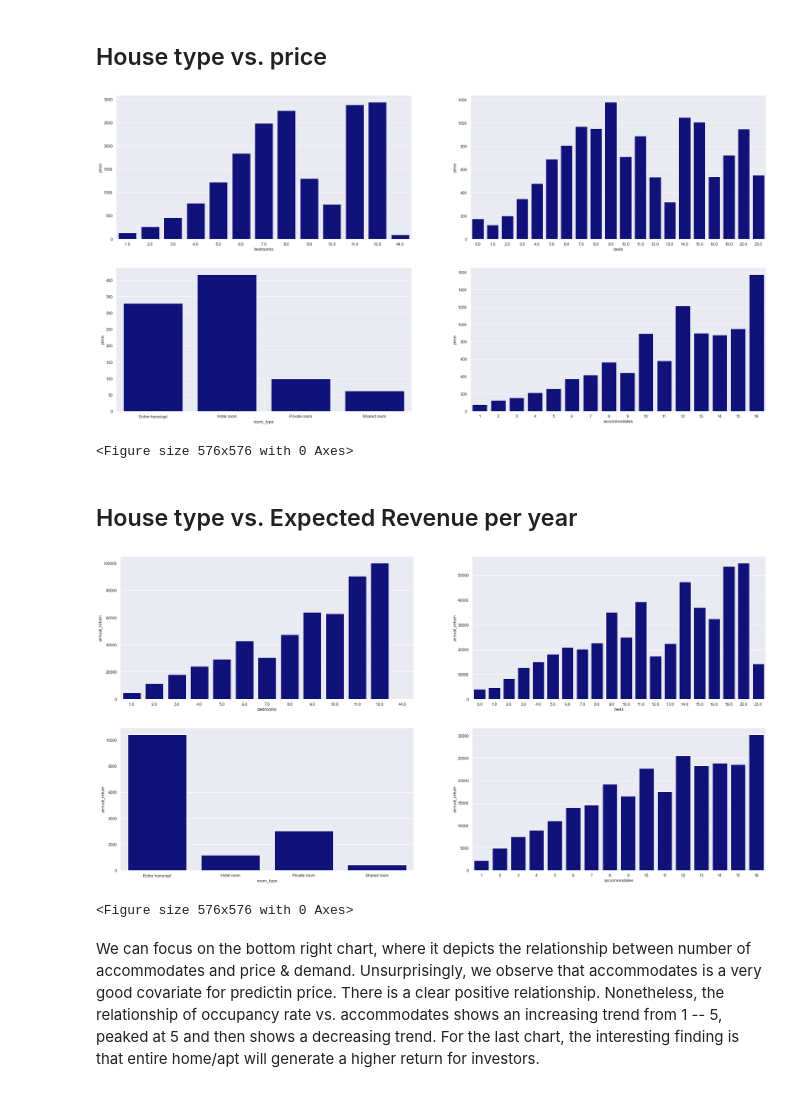
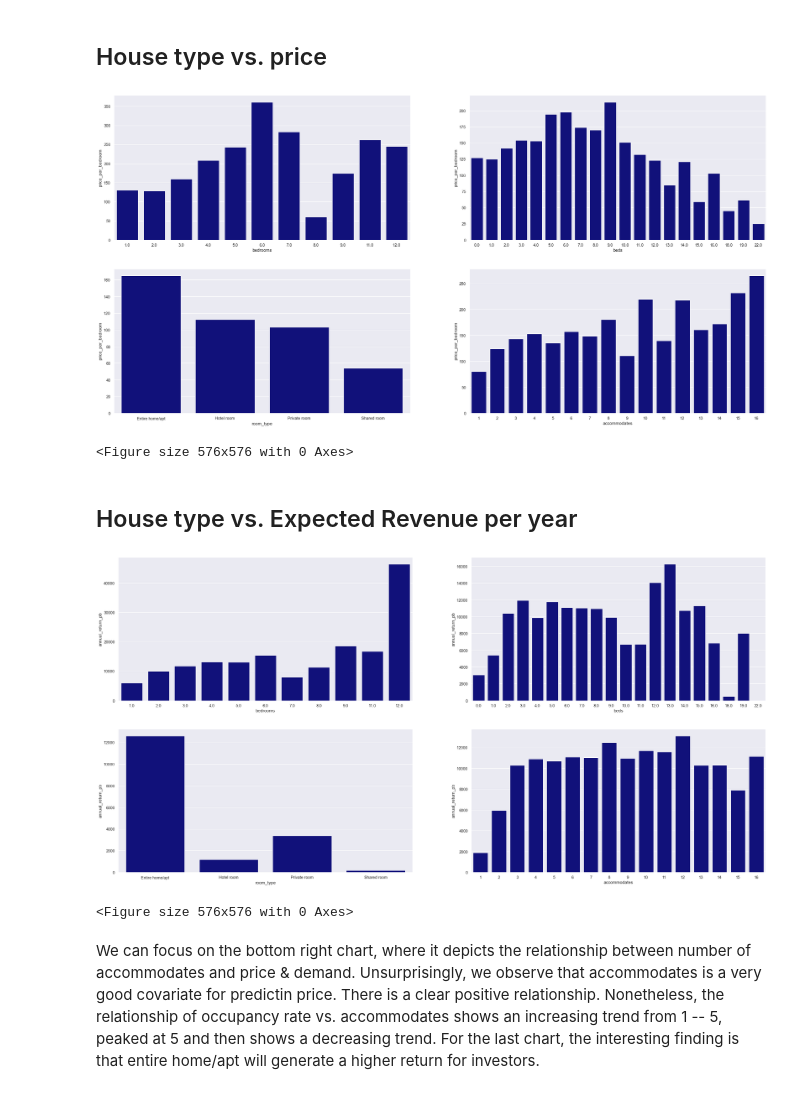
Before and after one commit to luludesun/Airbnb_Capstone, a Jupyter notebook: EDA_Airbnb.ipynb, the cells around one changed output. Cells and saved outputs as stored; diff of their text form; code cells hidden in the pictures.

```diff
--- a/EDA_Airbnb.ipynb
+++ b/EDA_Airbnb.ipynb
@@ -70,2 +197,0 @@ df_21 = df_21[df_21['reviews_per_month'] > 0]
-# %%
-df_21['occupancy_rate'] = 2/3 * (30 - df_21['availability_30']) / 30 * 100 + 1/6*(60 - df_21['availability_60']) / 60 * 100 + 1/6 * (90 - df_21['availability_90']) / 90 * 100
@@ -101,4 +221,4 @@ plt.show()
 # %%
-df_21['annual_return'] = df_21.price * df_21.occupancy_rate
-df_21["annual_return"][df_21['annual_return'] > 100000] = 100000
+df_21['annual_return'] = df_21.price * df_21.demand * 365
+df_21["annual_return"] = df_21['annual_return'].rank(pct = True)
 # %% [markdown]
@@ -106,4 +226 @@ df_21["annual_return"][df_21['annual_return'] > 100000] = 100000
-# %%
-df_21["annual_return_mid"] = df_21['annual_return']
-df_21["annual_return_mid"][df_21['annual_return'] > 60000] = 60000
 # %%
@@ -121,2 +238,4 @@ plt.show()
 # %% [markdown]
 # House Type
+# %%
+df_21['price_per_bedroom'] = df_21['price'] / df_21['bedrooms']
@@ -155,30 +276,30 @@ plt.show()
 # %%
 sns.set(style="darkgrid")
 fig, axes = plt.subplots(nrows=2, ncols=2, figsize=(32, 16))
 
 # set the figure size
 plt.figure(figsize=(8, 8))
 
-bedrooms = df_21.groupby('bedrooms')['price'].mean().reset_index()
+bedrooms = df_21.groupby('bedrooms')['price_per_bedroom'].mean().reset_index()
 
-bar1 = sns.barplot(x="bedrooms",  y="price", data=bedrooms, ax=axes[0][0], color='darkblue')
+bar1 = sns.barplot(x="bedrooms",  y="price_per_bedroom", data=bedrooms, ax=axes[0][0], color='darkblue')
 
-beds = df_21.groupby('beds')['price'].mean().reset_index()
+beds = df_21.groupby('beds')['price_per_bedroom'].mean().reset_index()
 
-bar2 = sns.barplot(x="beds",  y="price", data=beds, ax=axes[0][1], color='darkblue')
+bar2 = sns.barplot(x="beds",  y="price_per_bedroom", data=beds, ax=axes[0][1], color='darkblue')
 
-room_type = df_21.groupby('room_type')['price'].mean().reset_index()
+room_type = df_21.groupby('room_type')['price_per_bedroom'].mean().reset_index()
 
-bar3 = sns.barplot(x="room_type",  y="price", data=room_type, ax=axes[1][0], color='darkblue')
+bar3 = sns.barplot(x="room_type",  y="price_per_bedroom", data=room_type, ax=axes[1][0], color='darkblue')
 
-accommodates = df_21.groupby('accommodates')['price'].mean().reset_index()
+accommodates = df_21.groupby('accommodates')['price_per_bedroom'].mean().reset_index()
 
-bar4 = sns.barplot(x="accommodates",  y="price", data=accommodates, ax=axes[1][1], color='darkblue')
+bar4 = sns.barplot(x="accommodates",  y="price_per_bedroom", data=accommodates, ax=axes[1][1], color='darkblue')
 
 # show the graph
 plt.show()
 # %% [output]
-[figure, old version]
+[figure, new version]
 <Figure size 576x576 with 0 Axes>
 # %% [markdown]
 ## House type vs. Expected Revenue per year
@@ -189,26 +313,26 @@ fig, axes = plt.subplots(nrows=2, ncols=2, figsize=(32, 16))
 # set the figure size
 plt.figure(figsize=(8, 8))
 
-bedrooms = df_21.groupby('bedrooms')['annual_return'].median().reset_index()
+bedrooms = df_21.groupby('bedrooms')['annual_return_pb'].median().reset_index()
 
-bar1 = sns.barplot(x="bedrooms",  y="annual_return", data=bedrooms, ax=axes[0][0], color='darkblue')
+bar1 = sns.barplot(x="bedrooms",  y="annual_return_pb", data=bedrooms, ax=axes[0][0], color='darkblue')
 
-beds = df_21.groupby('beds')['annual_return'].median().reset_index()
+beds = df_21.groupby('beds')['annual_return_pb'].median().reset_index()
 
-bar2 = sns.barplot(x="beds",  y="annual_return", data=beds, ax=axes[0][1], color='darkblue')
+bar2 = sns.barplot(x="beds",  y="annual_return_pb", data=beds, ax=axes[0][1], color='darkblue')
 
-room_type = df_21.groupby('room_type')['annual_return'].median().reset_index()
+room_type = df_21.groupby('room_type')['annual_return_pb'].median().reset_index()
 
-bar3 = sns.barplot(x="room_type",  y="annual_return", data=room_type, ax=axes[1][0], color='darkblue')
+bar3 = sns.barplot(x="room_type",  y="annual_return_pb", data=room_type, ax=axes[1][0], color='darkblue')
 
-accommodates = df_21.groupby('accommodates')['annual_return'].median().reset_index()
+accommodates = df_21.groupby('accommodates')['annual_return_pb'].median().reset_index()
 
-bar4 = sns.barplot(x="accommodates",  y="annual_return", data=accommodates, ax=axes[1][1], color='darkblue')
+bar4 = sns.barplot(x="accommodates",  y="annual_return_pb", data=accommodates, ax=axes[1][1], color='darkblue')
 
 # show the graph
 plt.show()
 # %% [output]
-[figure, old version]
+[figure, new version]
 <Figure size 576x576 with 0 Axes>
 # %% [markdown]
 We can focus on the bottom right chart, where it depicts the relationship between number of accommodates and price & demand. Unsurprisingly, we observe that accommodates is a very good covariate for predictin price. There is a clear positive relationship. Nonetheless, the relationship of occupancy rate vs. accommodates shows an increasing trend from 1 -- 5, peaked at 5 and then shows a decreasing trend. For the last chart, the interesting finding is that entire home/apt will generate a higher return for investors.
```
Also changed, not shown: parts of 41 cells of this notebook, 20 other files.
